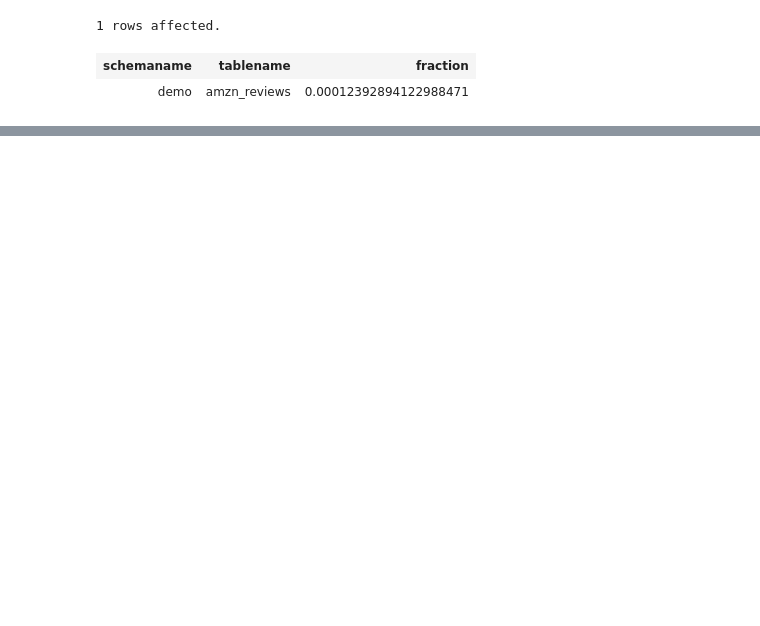
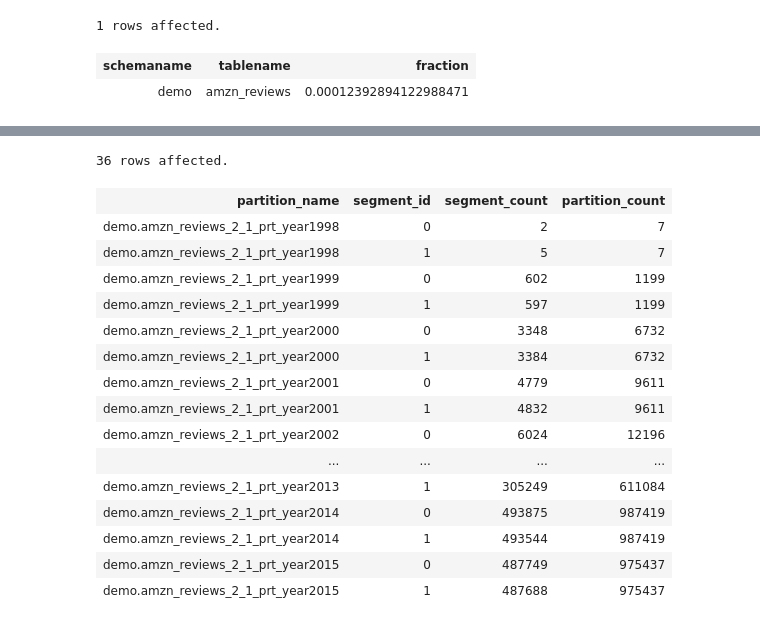
Before and after one commit to cantzakas/gp-demo-aws, a Jupyter notebook: GP-demo-2.ipynb, the cells around one changed output, grey strips where cells are left out. Cells and saved outputs as stored; diff of their text form; code cells hidden in the pictures; blank space fills up the shorter version.

```diff
--- a/GP-demo-2.ipynb
+++ b/GP-demo-2.ipynb
@@ -265,0 +297,21 @@ SELECT tableoid::regclass, count(*) FROM demo.amzn_reviews_v2 GROUP BY 1 ORDER B
+# %%
+query = !cat script/5-2-3-row-count-per-partition-segment.sql
+%sql $DB_USER@$DB_SERVER {''.join(query)}
+# %% [output]
+36 rows affected.
+| partition_name | segment_id | segment_count | partition_count |
+| demo.amzn_reviews_2_1_prt_year1998 | 0 | 2 | 7 |
+| demo.amzn_reviews_2_1_prt_year1998 | 1 | 5 | 7 |
+| demo.amzn_reviews_2_1_prt_year1999 | 0 | 602 | 1199 |
+| demo.amzn_reviews_2_1_prt_year1999 | 1 | 597 | 1199 |
+| demo.amzn_reviews_2_1_prt_year2000 | 0 | 3348 | 6732 |
+| demo.amzn_reviews_2_1_prt_year2000 | 1 | 3384 | 6732 |
+| demo.amzn_reviews_2_1_prt_year2001 | 0 | 4779 | 9611 |
+| demo.amzn_reviews_2_1_prt_year2001 | 1 | 4832 | 9611 |
+| demo.amzn_reviews_2_1_prt_year2002 | 0 | 6024 | 12196 |
+| ... | ... | ... | ... |
+| demo.amzn_reviews_2_1_prt_year2013 | 1 | 305249 | 611084 |
+| demo.amzn_reviews_2_1_prt_year2014 | 0 | 493875 | 987419 |
+| demo.amzn_reviews_2_1_prt_year2014 | 1 | 493544 | 987419 |
+| demo.amzn_reviews_2_1_prt_year2015 | 0 | 487749 | 975437 |
+| demo.amzn_reviews_2_1_prt_year2015 | 1 | 487688 | 975437 |
```
Also changed, not shown: parts of 57 cells of this notebook, 2 other files.
